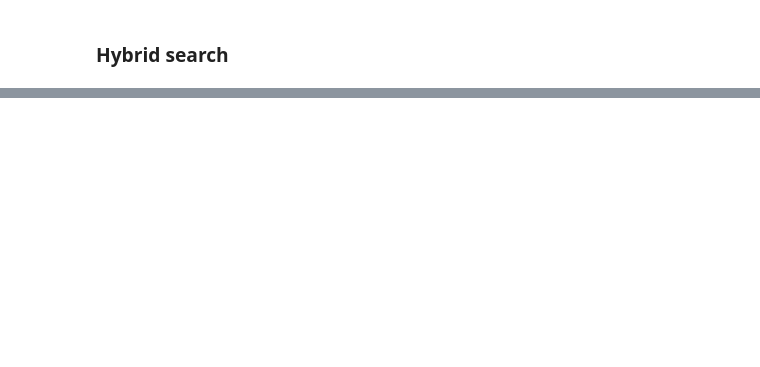
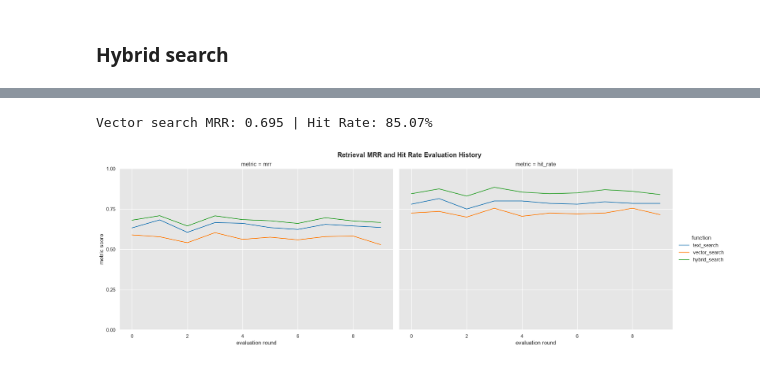
Before and after one commit to bastien-winant/wikifin-rag, a Jupyter notebook: src/wikifin_rag/evaluation.ipynb, the cells around one changed output, grey strips where cells are left out. Drawn from its saved outputs; the diff is of its cells as text; code cells hidden in the pictures; blank space fills up the shorter version.

```diff
--- a/src/wikifin_rag/evaluation.ipynb
+++ b/src/wikifin_rag/evaluation.ipynb
@@ -336,0 +405,23 @@ print(f"Vector search MRR: {round(hs_metrics['mrr'], 4)} | Hit Rate: {round(100
+# %%
+print(f"Vector search MRR: {round(hs_metrics['mrr'], 4)} | Hit Rate: {round(100 * hs_metrics['hit_rate'], 2)}%")
+# %% [output]
+Vector search MRR: 0.695 | Hit Rate: 85.07%
+# %%
+evaluation_rounds = 10
+evaluation_sample_size = 200
+
+search_functions = [text_search, vector_search, hybrid_search]
+
+eval_results = []
+
+for i in range(evaluation_rounds):
+    sample_data = df_ground_truth_eval.sample(n=evaluation_sample_size, random_state=i).to_dict(orient='records')
+
+    for search_function in search_functions:
+        fold_metrics = evaluate(sample_data, search_function=search_function)
+        fold_metrics['id'] = i
+        fold_metrics['function'] = search_function.__name__
+
+        eval_results.append(fold_metrics)
+# %%
+metrics_df = pd.DataFrame(eval_results)
@@ -337,2 +434,34 @@ print(f"Vector search MRR: {round(hs_metrics['mrr'], 4)} | Hit Rate: {round(100
+# %%
+metrics_df_long = metrics_df.melt(
+    id_vars=["id", "function"],
+    value_vars=["mrr", "hit_rate"],
+    var_name="metric"
+)
+
+g = sns.relplot(
+    data=metrics_df_long,
+    x="id",
+    y="value",
+    col="metric",
+    hue="function",
+    kind="line",
+    height=6,
+    aspect=1.5
+)
+
+g.set(ylim=(0, 1), yticks=[0, 0.25, 0.5, 0.75, 1])
+
+
+g.figure.suptitle(
+    "Retrieval MRR and Hit Rate Evaluation History",
+    fontweight="bold",
+    y=1.02
+)
+
+g.set_axis_labels("evaluation round", "metric score")
+
+plt.show()
+# %% [output]
+[figure, added]
 # %%
 openai_client.close()
```
Also changed, not shown: parts of 39 cells of this notebook, 3 other files.
